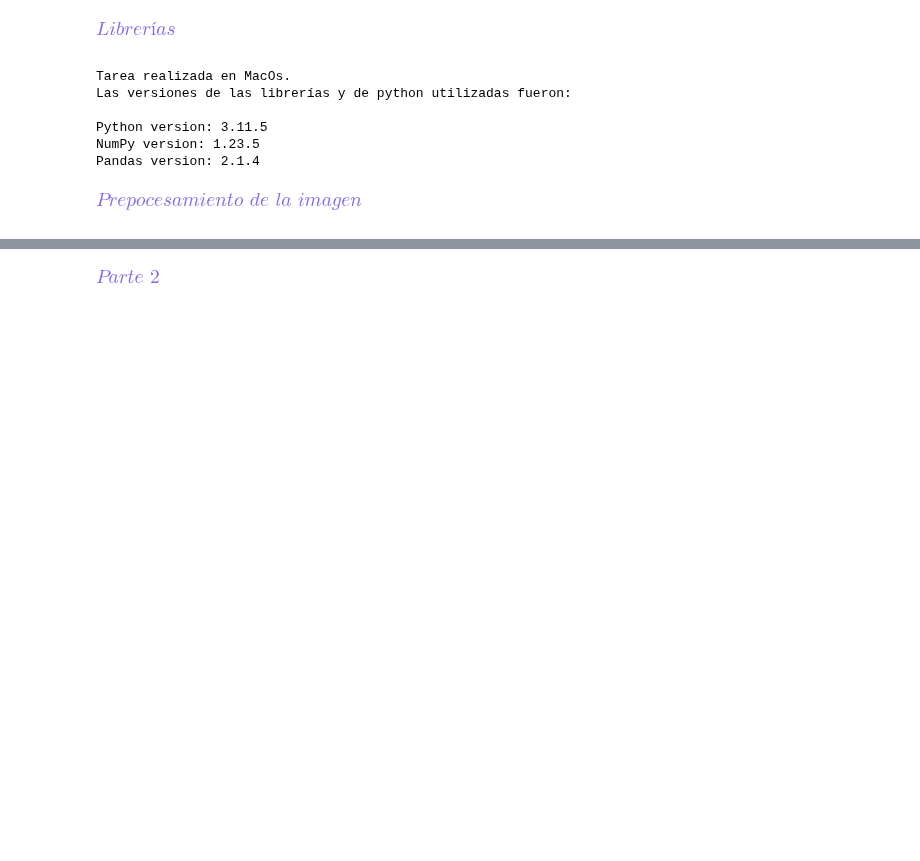
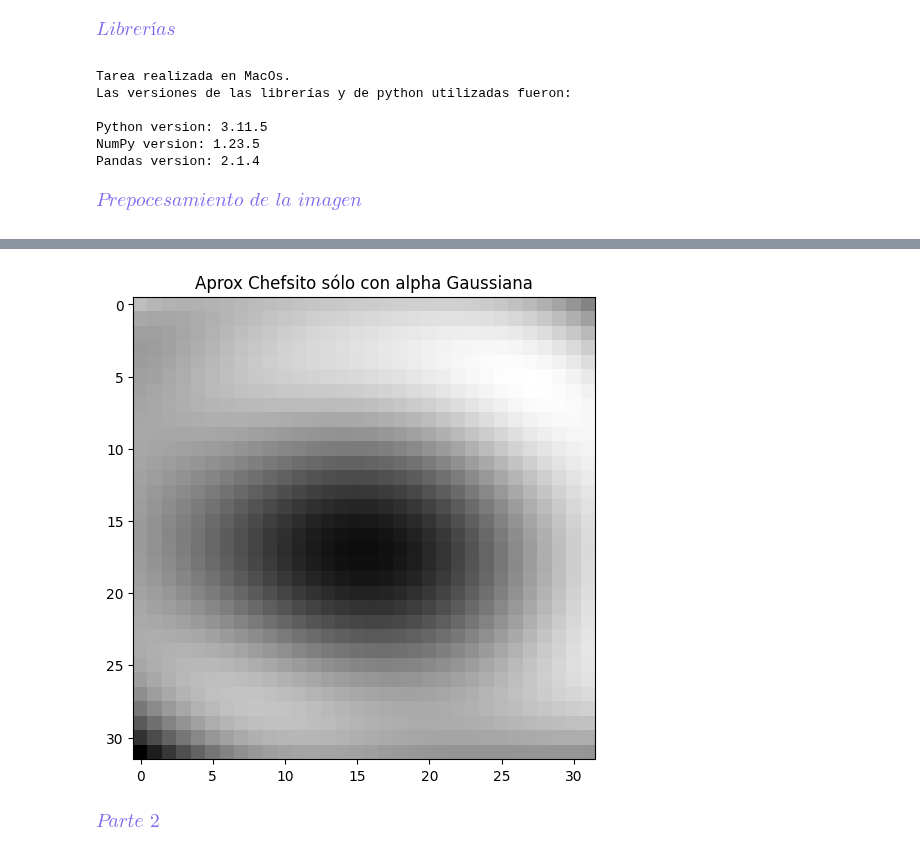
Before and after one commit to LaMaga98/cimat2023-1, a Jupyter notebook: machine/01_Tarea1_machine/ML_Tarea1.ipynb, the cells around one changed output, grey strips where cells are left out. Saved outputs shown, nothing was run; the diff lists cells and outputs as text; code cells hidden in the pictures; blank space fills up the shorter version.

```diff
--- a/machine/01_Tarea1_machine/ML_Tarea1.ipynb
+++ b/machine/01_Tarea1_machine/ML_Tarea1.ipynb
@@ -234,3 +192,23 @@ np.shape(Phi)
+# %%
+# Reshape the approximation matrix to a 256x256 matrix
+matriz = np.reshape(aproximacion_gaussian, (shape, shape))
+
+# Scale the matrix to values between 0 and 255 (0 corresponds to black and 255 to white)
+matriz = (matriz - np.min(matriz)) / (np.max(matriz) - np.min(matriz)) * 255
+
+# Convert the matrix to an integer data type
+matriz = matriz.astype(np.uint8)
+
+# Convert the grayscale image matrix to a BGR image
+imagen = cv2.cvtColor(matriz, cv2.COLOR_GRAY2BGR)
+
+
+plt.figure(figsize=(6, 6))
+plt.imshow(imagen , cmap='gray')
+plt.title('Aprox Chefsito sólo con alpha Gaussiana')
+plt.show()
+# %% [output]
+[figure, added]
 # %% [markdown]
 <font size=4 color='mediumslateblue'>
 
```
Also changed, not shown: parts of 95 cells of this notebook, 20 other files.
